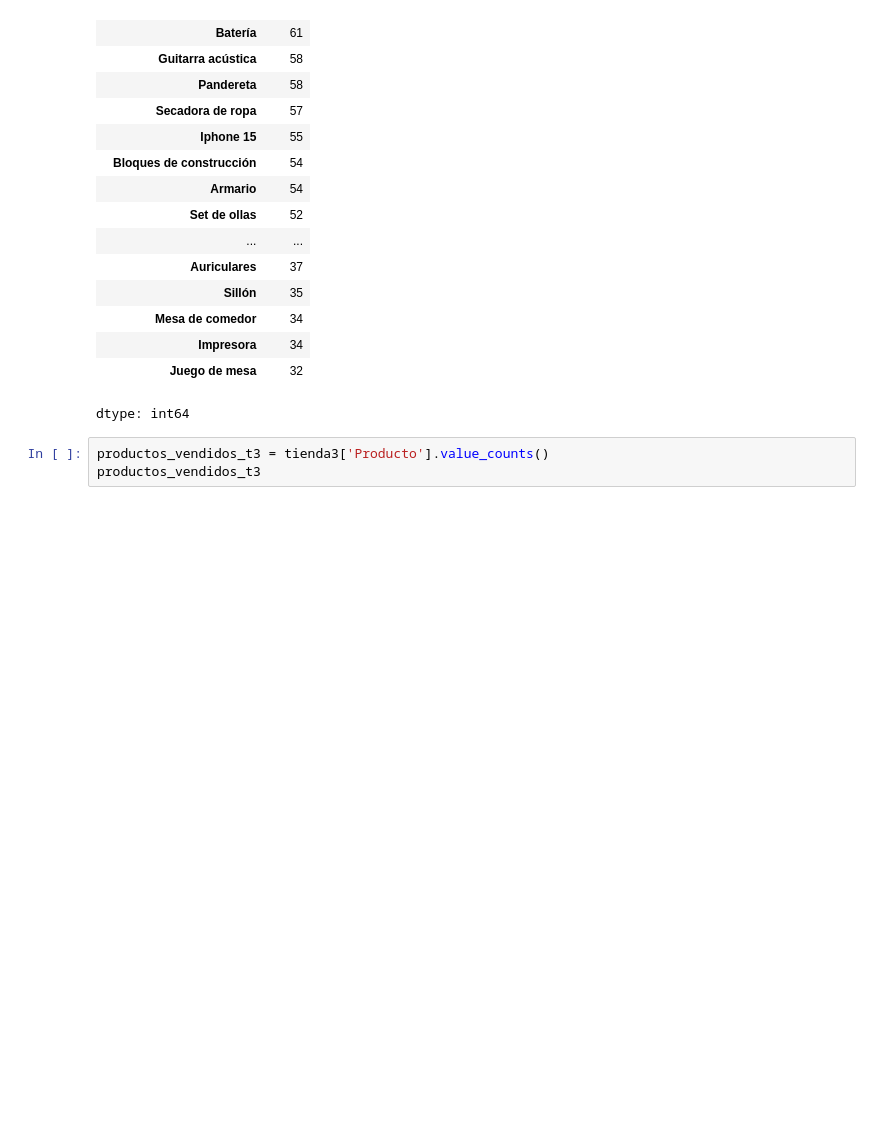
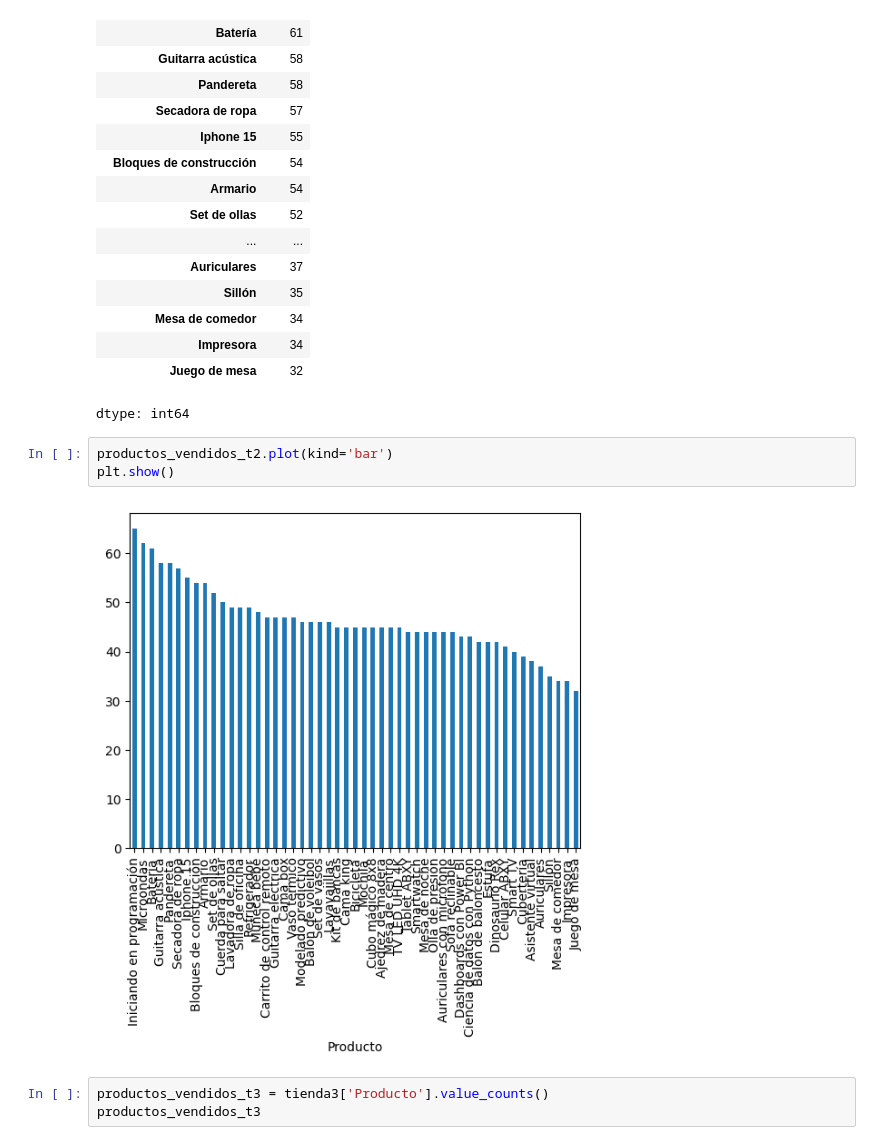
Before and after one commit to AliKnows/Challenge_DataScience_AluraStore, a Jupyter notebook: AluraStoreLatam.ipynb, the cells around one changed output. Saved outputs shown, nothing was run; the diff lists cells and outputs as text; blank space fills up the shorter version.

```diff
--- a/AluraStoreLatam.ipynb
+++ b/AluraStoreLatam.ipynb
@@ -122,6 +136,11 @@ productos_vendidos_t2
 | Impresora | 34 |
 | Juego de mesa | 32 |
 dtype: int64
+# %%
+productos_vendidos_t2.plot(kind='bar')
+plt.show()
+# %% [output]
+[figure, added]
 # %%
 productos_vendidos_t3 = tienda3['Producto'].value_counts()
 productos_vendidos_t3
```
Also changed, not shown: parts of 23 cells of this notebook.
